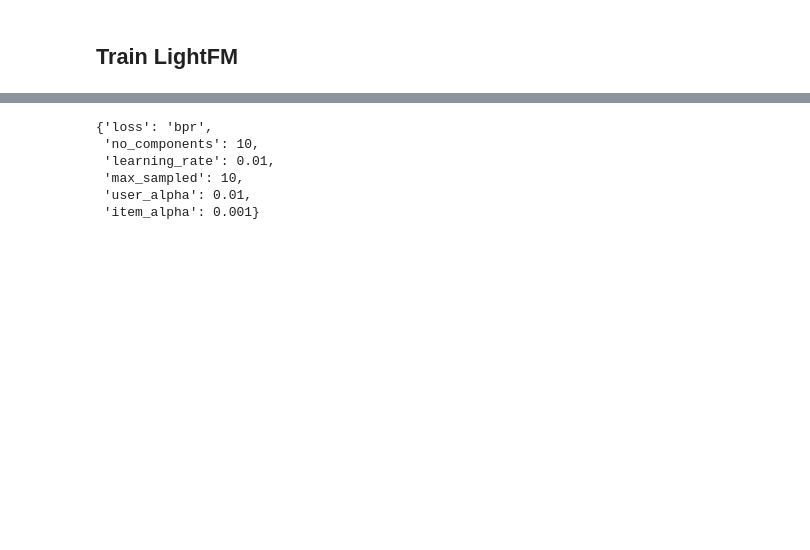
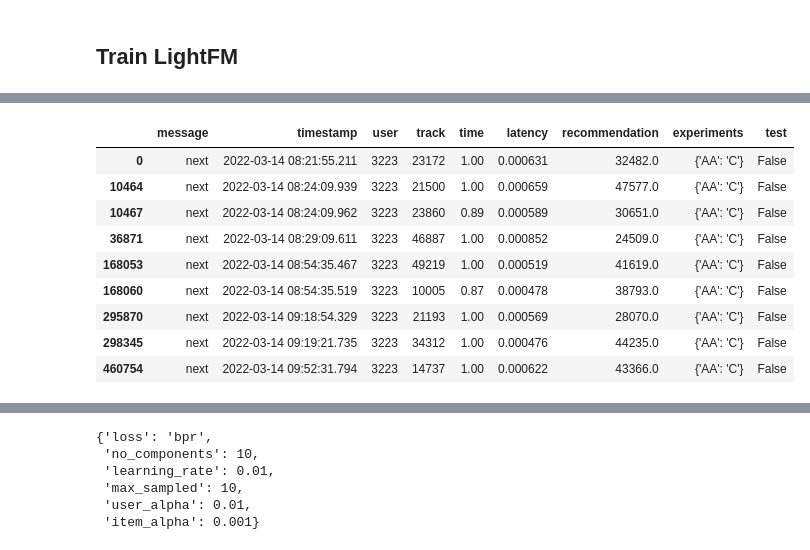
Before and after one commit to marychatte/Botify, a Jupyter notebook: jupyter/Week3Seminar.ipynb, the cells around one changed output, grey strips where cells are left out. Cells and saved outputs as stored; diff of their text form; code cells hidden in the pictures; blank space fills up the shorter version.

```diff
--- a/jupyter/Week3Seminar.ipynb
+++ b/jupyter/Week3Seminar.ipynb
@@ -37,0 +66,13 @@ test_interactions, _ = dataset.build_interactions(test_data[["user", "track"]].i
+# %%
+train_data[train_data["user"] == 3223]
+# %% [output]
+|  | message | timestamp | user | track | time | latency | recommendation | experiments | test |
+| 0 | next | 2022-03-14 08:21:55.211 | 3223 | 23172 | 1.00 | 0.000631 | 32482.0 | {'AA': 'C'} | False |
+| 10464 | next | 2022-03-14 08:24:09.939 | 3223 | 21500 | 1.00 | 0.000659 | 47577.0 | {'AA': 'C'} | False |
+| 10467 | next | 2022-03-14 08:24:09.962 | 3223 | 23860 | 0.89 | 0.000589 | 30651.0 | {'AA': 'C'} | False |
+| 36871 | next | 2022-03-14 08:29:09.611 | 3223 | 46887 | 1.00 | 0.000852 | 24509.0 | {'AA': 'C'} | False |
+| 168053 | next | 2022-03-14 08:54:35.467 | 3223 | 49219 | 1.00 | 0.000519 | 41619.0 | {'AA': 'C'} | False |
+| 168060 | next | 2022-03-14 08:54:35.519 | 3223 | 10005 | 0.87 | 0.000478 | 38793.0 | {'AA': 'C'} | False |
+| 295870 | next | 2022-03-14 09:18:54.329 | 3223 | 21193 | 1.00 | 0.000569 | 28070.0 | {'AA': 'C'} | False |
+| 298345 | next | 2022-03-14 09:19:21.735 | 3223 | 34312 | 1.00 | 0.000476 | 44235.0 | {'AA': 'C'} | False |
+| 460754 | next | 2022-03-14 09:52:31.794 | 3223 | 14737 | 1.00 | 0.000622 | 43366.0 | {'AA': 'C'} | False |
```
Also changed, not shown: parts of 7 cells of this notebook, 4 other files.
